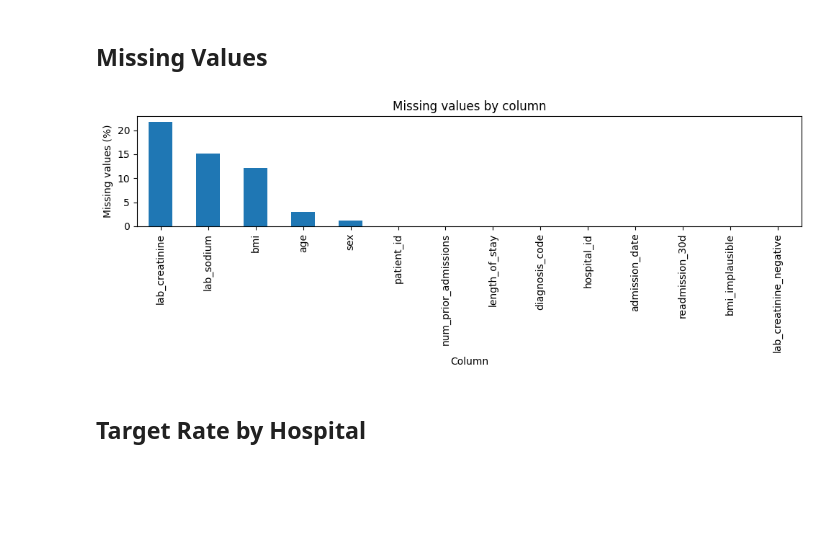
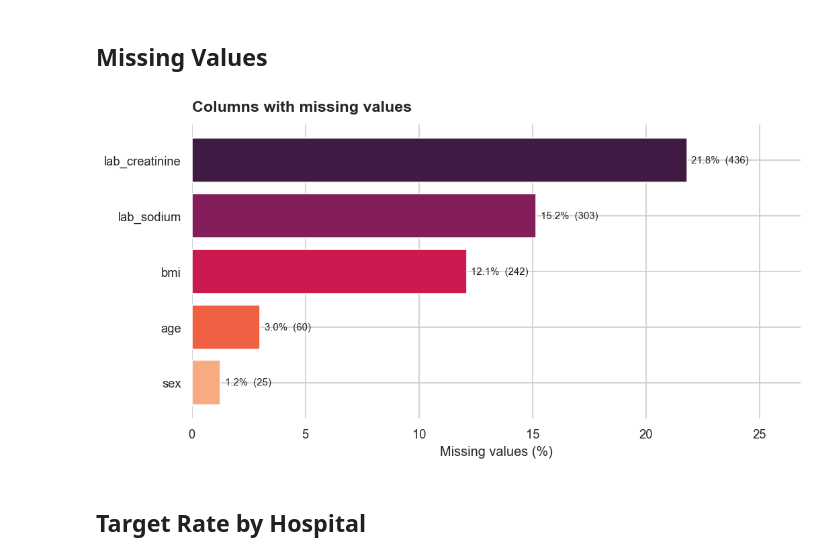
Before and after one commit to thomas-ferraz/vibe_coding_training, a Jupyter notebook: notebooks/eda_demo.ipynb, the cells around one changed output. Saved outputs shown, nothing was run; the diff lists cells and outputs as text; code cells hidden in the pictures; blank space fills up the shorter version.

Commit message:
Pretty visualizations

```diff
--- a/notebooks/eda_demo.ipynb
+++ b/notebooks/eda_demo.ipynb
@@ -7,6 +7,7 @@ from pathlib import Path
 import sys
 
 import matplotlib.pyplot as plt
+import seaborn as sns
 
 PROJECT_ROOT = Path.cwd().resolve()
 if not (PROJECT_ROOT / "data" / "patients.csv").exists():
@@ -14,8 +15,11 @@ if not (PROJECT_ROOT / "data" / "patients.csv").exists():
 
 sys.path.insert(0, str(PROJECT_ROOT))
 
-from src.eda import load_data, missing_value_report, numeric_summary, plot_target_rate_by
+from src.eda import load_data, missing_value_report, numeric_summary, target_rate_by
 from src.preprocess import clean_bmi, clean_creatinine, build_preprocessor
+
+sns.set_theme(style="whitegrid", context="notebook")
+plt.rcParams["figure.dpi"] = 120
 # %%
 df = load_data(str(PROJECT_ROOT / "data" / "patients.csv"))
 df = clean_bmi(df)
@@ -61,15 +65,24 @@ numeric_summary(df)
 | readmission_30d | 0.000000 | 1.000000 | 0.199000 | 0.000000 | 0.399348 |
 # %% [markdown]
 ## Missing Values
-# %%
-missing_report = missing_value_report(df)
-ax = missing_report["missing_percentage"].plot(kind="bar", figsize=(10, 4))
-ax.set_title("Missing values by column")
-ax.set_xlabel("Column")
-ax.set_ylabel("Missing values (%)")
-plt.tight_layout()
-plt.show()
-# %% [output]
-[figure, removed]
+# %%
+missing_report = missing_value_report(df).query("missing_count > 0")
+plot_df = missing_report.reset_index(names="column").sort_values("missing_percentage")
+
+fig, ax = plt.subplots(figsize=(9, 4.8))
+colors = sns.color_palette("rocket_r", n_colors=len(plot_df))
+bars = ax.barh(plot_df["column"], plot_df["missing_percentage"], color=colors)
+
+ax.set_title("Columns with missing values", loc="left", fontsize=14, weight="bold", pad=12)
+ax.set_xlabel("Missing values (%)")
+ax.set_ylabel("")
+ax.set_xlim(0, max(25, plot_df["missing_percentage"].max() + 5))
+ax.bar_label(bars, labels=[f"{pct:.1f}%  ({cnt:,})" for pct, cnt in zip(plot_df["missing_percentage"], plot_df["missing_count"])], padding=4, fontsize=9)
+
+sns.despine(left=True, bottom=True)
+plt.tight_layout()
+plt.show()
+# %% [output]
+[figure, added]
 # %% [markdown]
 ## Target Rate by Hospital
```
Also changed, not shown: parts of 2 cells of this notebook.
